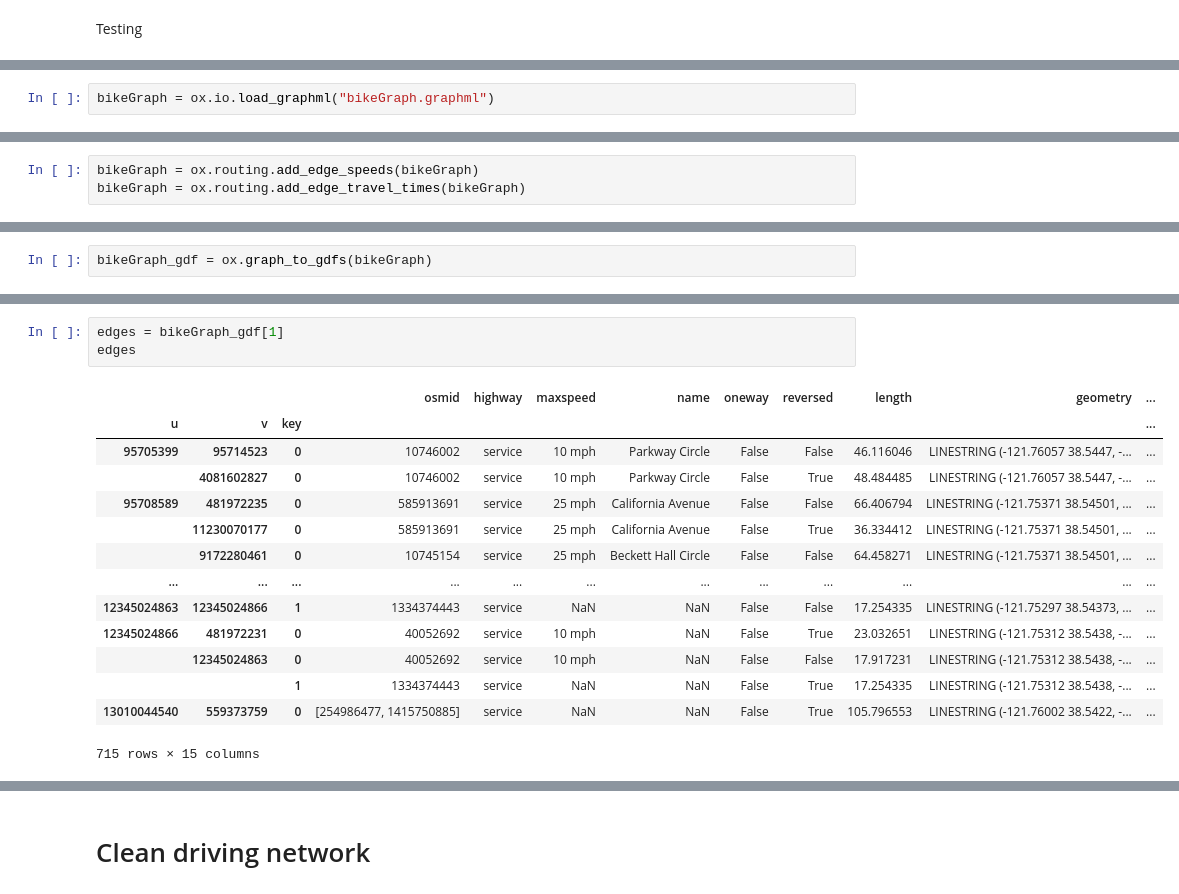
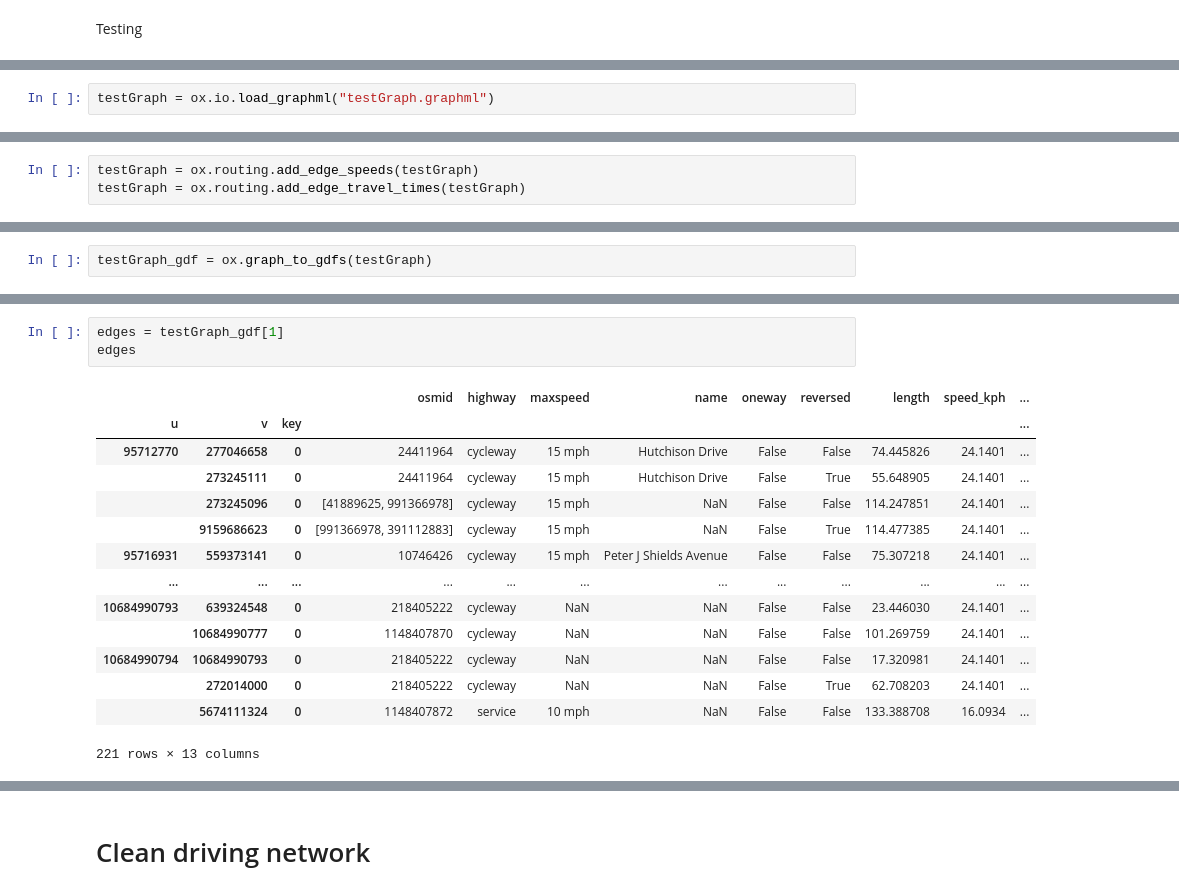
Before and after one commit to darpitydarp/ECI-253, a Jupyter notebook: Final Project/ECI 253 Final Project.ipynb, the cells around one changed output, grey strips where cells are left out. Drawn from its saved outputs; the diff is of its cells as text.

```diff
--- a/Final Project/ECI 253 Final Project.ipynb
+++ b/Final Project/ECI 253 Final Project.ipynb
@@ -21,3 +29,3 @@ import matplotlib
 # %%
-bikeGraph = ox.io.load_graphml("bikeGraph.graphml")
+testGraph = ox.io.load_graphml("testGraph.graphml")
 # %%
@@ -27,4 +35,4 @@ fig, ax = ox.plot.plot_graph(bikeGraph)
 # %%
-bikeGraph = ox.routing.add_edge_speeds(bikeGraph)
-bikeGraph = ox.routing.add_edge_travel_times(bikeGraph)
+testGraph = ox.routing.add_edge_speeds(testGraph)
+testGraph = ox.routing.add_edge_travel_times(testGraph)
 # %%
@@ -53,3 +59,3 @@ ox.stats.basic_stats(bikeGraph)
 # %%
-bikeGraph_gdf = ox.graph_to_gdfs(bikeGraph)
+testGraph_gdf = ox.graph_to_gdfs(testGraph)
 # %%
@@ -73,18 +79,18 @@ points
 # %%
-edges = bikeGraph_gdf[1]
+edges = testGraph_gdf[1]
 edges
 # %% [output]
-|  |  |  | osmid | highway | maxspeed | name | oneway | reversed | length | geometry | ... |
+|  |  |  | osmid | highway | maxspeed | name | oneway | reversed | length | speed_kph | ... |
 | u | v | key |  |  |  |  |  |  |  |  | ... |
-| 95705399 | 95714523 | 0 | 10746002 | service | 10 mph | Parkway Circle | False | False | 46.116046 | LINESTRING (-121.76057 38.5447, -... | ... |
-|  | 4081602827 | 0 | 10746002 | service | 10 mph | Parkway Circle | False | True | 48.484485 | LINESTRING (-121.76057 38.5447, -... | ... |
-| 95708589 | 481972235 | 0 | 585913691 | service | 25 mph | California Avenue | False | False | 66.406794 | LINESTRING (-121.75371 38.54501, ... | ... |
-|  | 11230070177 | 0 | 585913691 | service | 25 mph | California Avenue | False | True | 36.334412 | LINESTRING (-121.75371 38.54501, ... | ... |
-|  | 9172280461 | 0 | 10745154 | service | 25 mph | Beckett Hall Circle | False | False | 64.458271 | LINESTRING (-121.75371 38.54501, ... | ... |
+| 95712770 | 277046658 | 0 | 24411964 | cycleway | 15 mph | Hutchison Drive | False | False | 74.445826 | 24.1401 | ... |
+|  | 273245111 | 0 | 24411964 | cycleway | 15 mph | Hutchison Drive | False | True | 55.648905 | 24.1401 | ... |
+|  | 273245096 | 0 | [41889625, 991366978] | cycleway | 15 mph | NaN | False | False | 114.247851 | 24.1401 | ... |
+|  | 9159686623 | 0 | [991366978, 391112883] | cycleway | 15 mph | NaN | False | True | 114.477385 | 24.1401 | ... |
+| 95716931 | 559373141 | 0 | 10746426 | cycleway | 15 mph | Peter J Shields Avenue | False | False | 75.307218 | 24.1401 | ... |
 | ... | ... | ... | ... | ... | ... | ... | ... | ... | ... | ... | ... |
-| 12345024863 | 12345024866 | 1 | 1334374443 | service | NaN | NaN | False | False | 17.254335 | LINESTRING (-121.75297 38.54373, ... | ... |
-| 12345024866 | 481972231 | 0 | 40052692 | service | 10 mph | NaN | False | True | 23.032651 | LINESTRING (-121.75312 38.5438, -... | ... |
-|  | 12345024863 | 0 | 40052692 | service | 10 mph | NaN | False | False | 17.917231 | LINESTRING (-121.75312 38.5438, -... | ... |
-|  |  | 1 | 1334374443 | service | NaN | NaN | False | True | 17.254335 | LINESTRING (-121.75312 38.5438, -... | ... |
-| 13010044540 | 559373759 | 0 | [254986477, 1415750885] | service | NaN | NaN | False | True | 105.796553 | LINESTRING (-121.76002 38.5422, -... | ... |
+| 10684990793 | 639324548 | 0 | 218405222 | cycleway | NaN | NaN | False | False | 23.446030 | 24.1401 | ... |
+|  | 10684990777 | 0 | 1148407870 | cycleway | NaN | NaN | False | False | 101.269759 | 24.1401 | ... |
+| 10684990794 | 10684990793 | 0 | 218405222 | cycleway | NaN | NaN | False | False | 17.320981 | 24.1401 | ... |
+|  | 272014000 | 0 | 218405222 | cycleway | NaN | NaN | False | True | 62.708203 | 24.1401 | ... |
+|  | 5674111324 | 0 | 1148407872 | service | 10 mph | NaN | False | False | 133.388708 | 16.0934 | ... |
-715 rows × 15 columns
+221 rows × 13 columns
```
Also changed, not shown: parts of 18 cells of this notebook, 1 other file.
